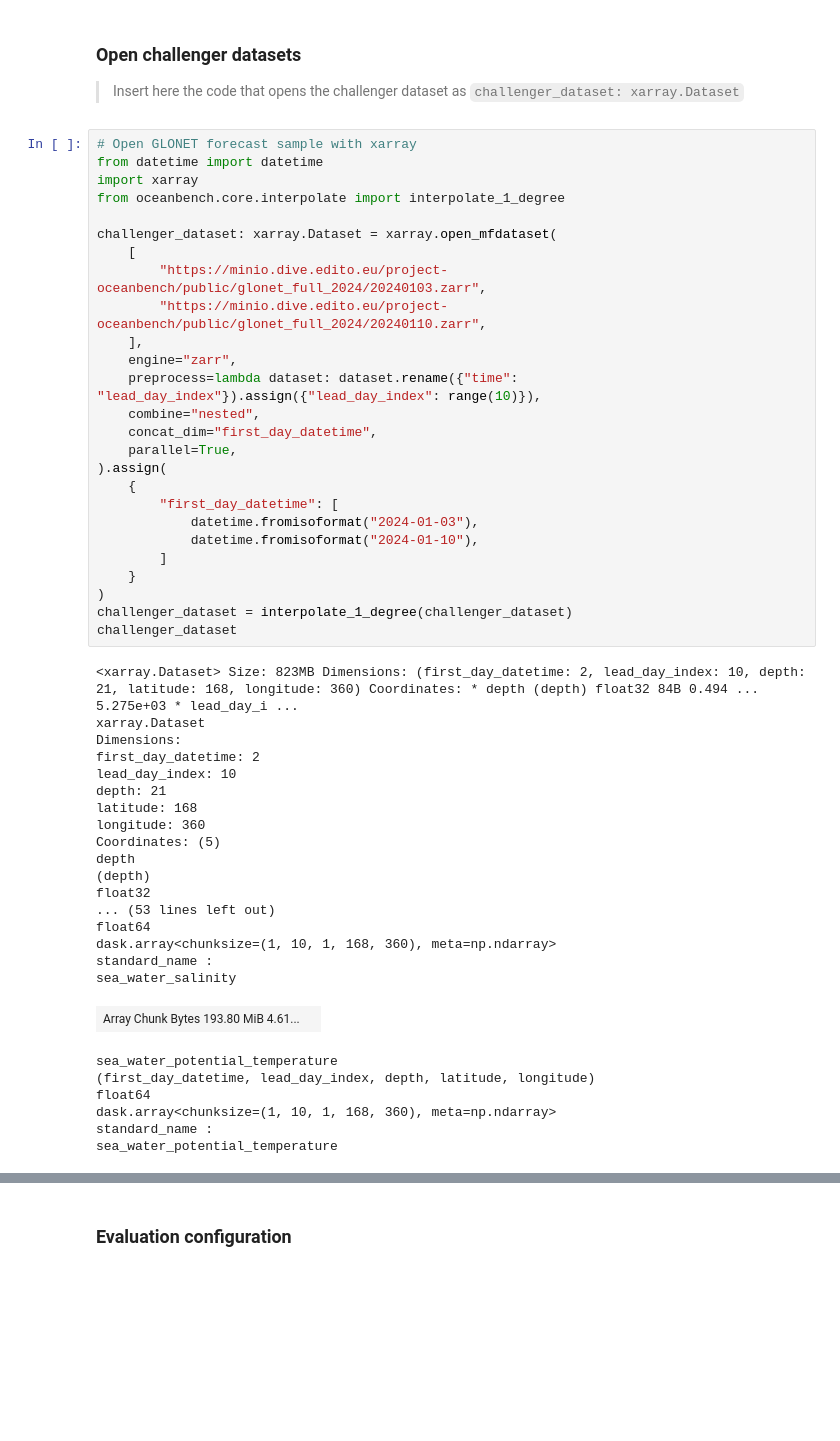
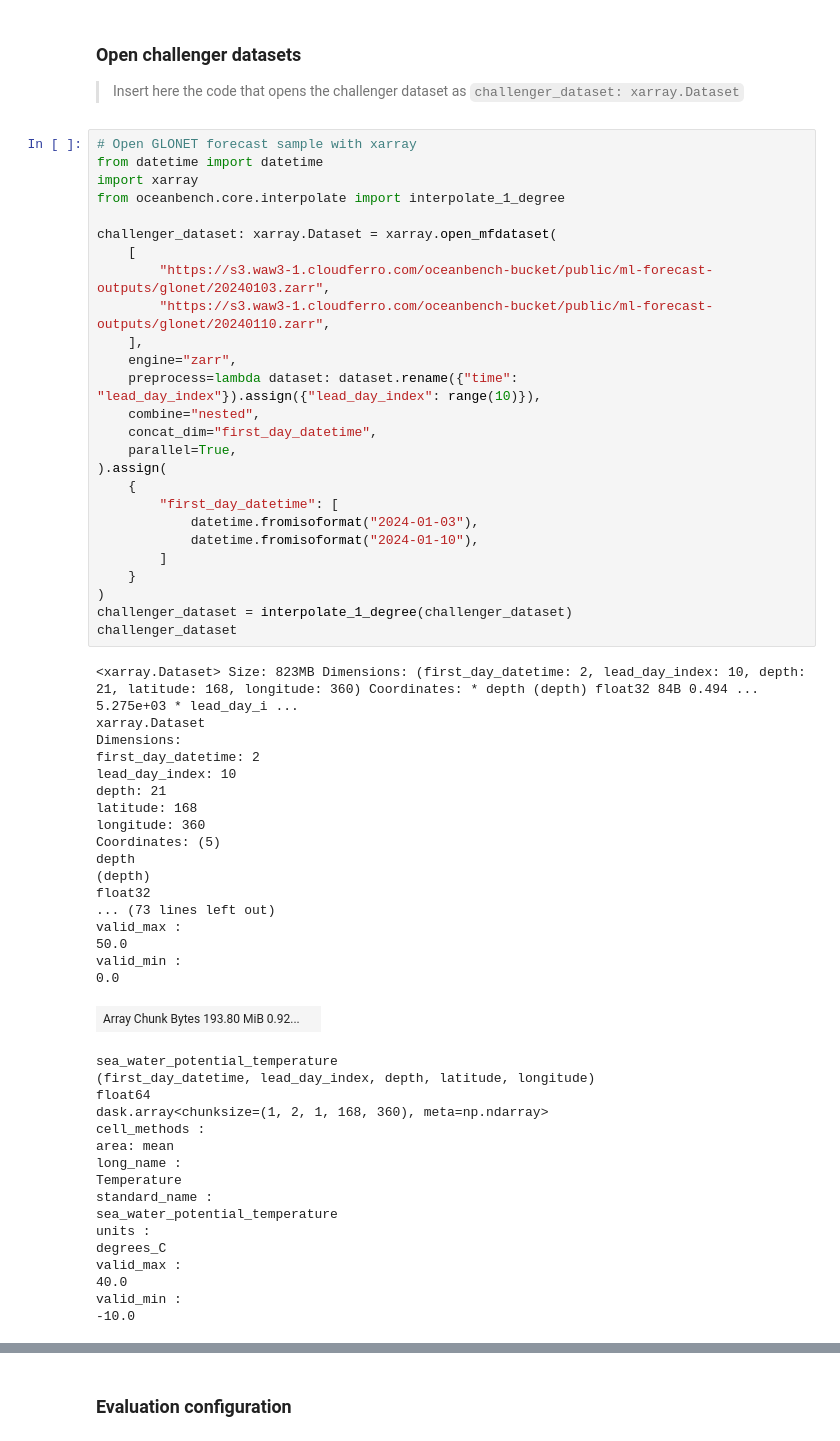
Before and after one commit to mercator-ocean/oceanbench, a Jupyter notebook: assets/glonet_1_degree_sample.global.report.ipynb, the cells around one changed output, grey strips where cells are left out. Drawn from its saved outputs; the diff is of its cells as text; blank space fills up the shorter version.

```diff
--- a/assets/glonet_1_degree_sample.global.report.ipynb
+++ b/assets/glonet_1_degree_sample.global.report.ipynb
@@ -16,46 +16,56 @@ from oceanbench.core.interpolate import interpolate_1_degree
 
 challenger_dataset: xarray.Dataset = xarray.open_mfdataset(
     [
-        "https://minio.dive.edito.eu/project-oceanbench/public/glonet_full_2024/20240103.zarr",
-        "https://minio.dive.edito.eu/project-oceanbench/public/glonet_full_2024/20240110.zarr",
+        "https://s3.waw3-1.cloudferro.com/oceanbench-bucket/public/ml-forecast-outputs/glonet/20240103.zarr",
+        "https://s3.waw3-1.cloudferro.com/oceanbench-bucket/public/ml-forecast-outputs/glonet/20240110.zarr",
     ],
     engine="zarr",
     preprocess=lambda dataset: dataset.rename({"time": "lead_day_index"}).assign({"lead_day_index": range(10)}),
     combine="nested",
     concat_dim="first_day_datetime",
     parallel=True,
 ).assign(
     {
         "first_day_datetime": [
             datetime.fromisoformat("2024-01-03"),
             datetime.fromisoformat("2024-01-10"),
         ]
     }
 )
 challenger_dataset = interpolate_1_degree(challenger_dataset)
 challenger_dataset
 # %% [output]
 <xarray.Dataset> Size: 823MB Dimensions: (first_day_datetime: 2, lead_day_index: 10, depth: 21, latitude: 168, longitude: 360) Coordinates: * depth (depth) float32 84B 0.494 ... 5.275e+03 * lead_day_i ...
 xarray.Dataset
 Dimensions:
 first_day_datetime: 2
 lead_day_index: 10
 depth: 21
 latitude: 168
 longitude: 360
 Coordinates: (5)
 depth
 (depth)
 float32
-... (53 lines left out)
-float64
-dask.array<chunksize=(1, 10, 1, 168, 360), meta=np.ndarray>
-standard_name :
-sea_water_salinity
+... (73 lines left out)
+valid_max :
+50.0
+valid_min :
+0.0
-| Array Chunk Bytes 193.80 MiB 4.61... |  |
+| Array Chunk Bytes 193.80 MiB 0.92... |  |
 sea_water_potential_temperature
 (first_day_datetime, lead_day_index, depth, latitude, longitude)
 float64
-dask.array<chunksize=(1, 10, 1, 168, 360), meta=np.ndarray>
+dask.array<chunksize=(1, 2, 1, 168, 360), meta=np.ndarray>
+cell_methods :
+area: mean
+long_name :
+Temperature
 standard_name :
 sea_water_potential_temperature
+units :
+degrees_C
+valid_max :
+40.0
+valid_min :
+-10.0
```
Also changed, not shown: parts of 11 cells of this notebook, 6 other files.
